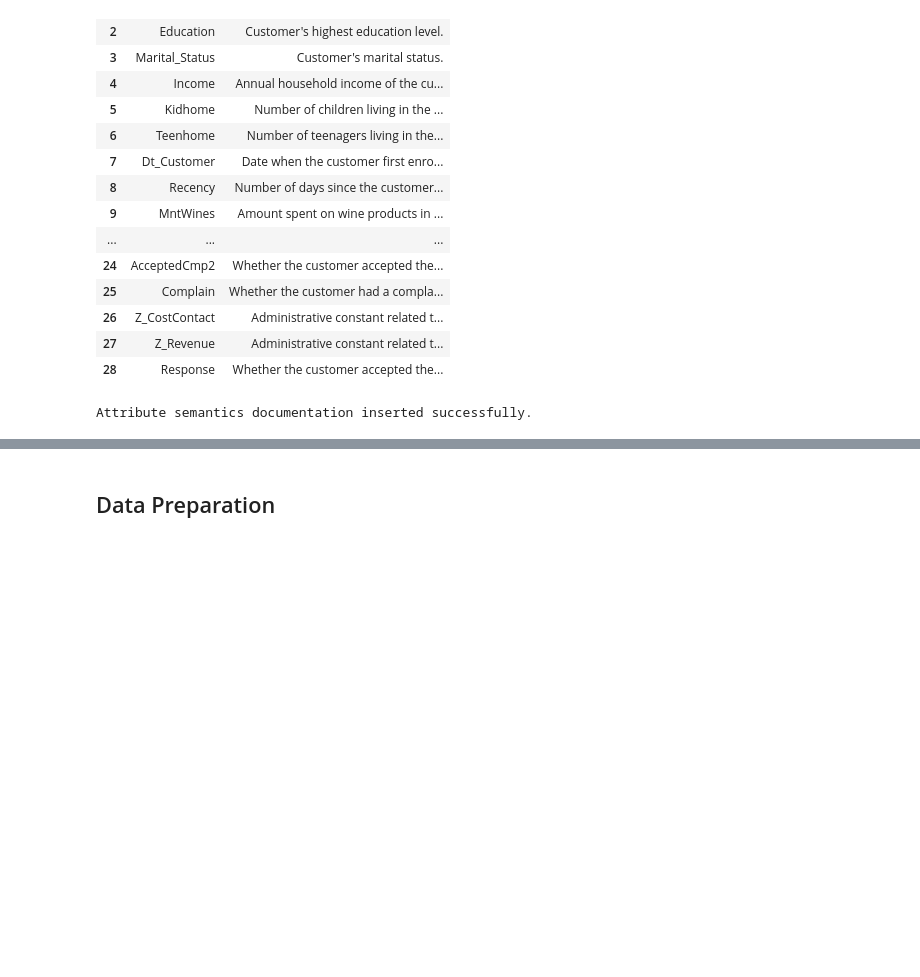
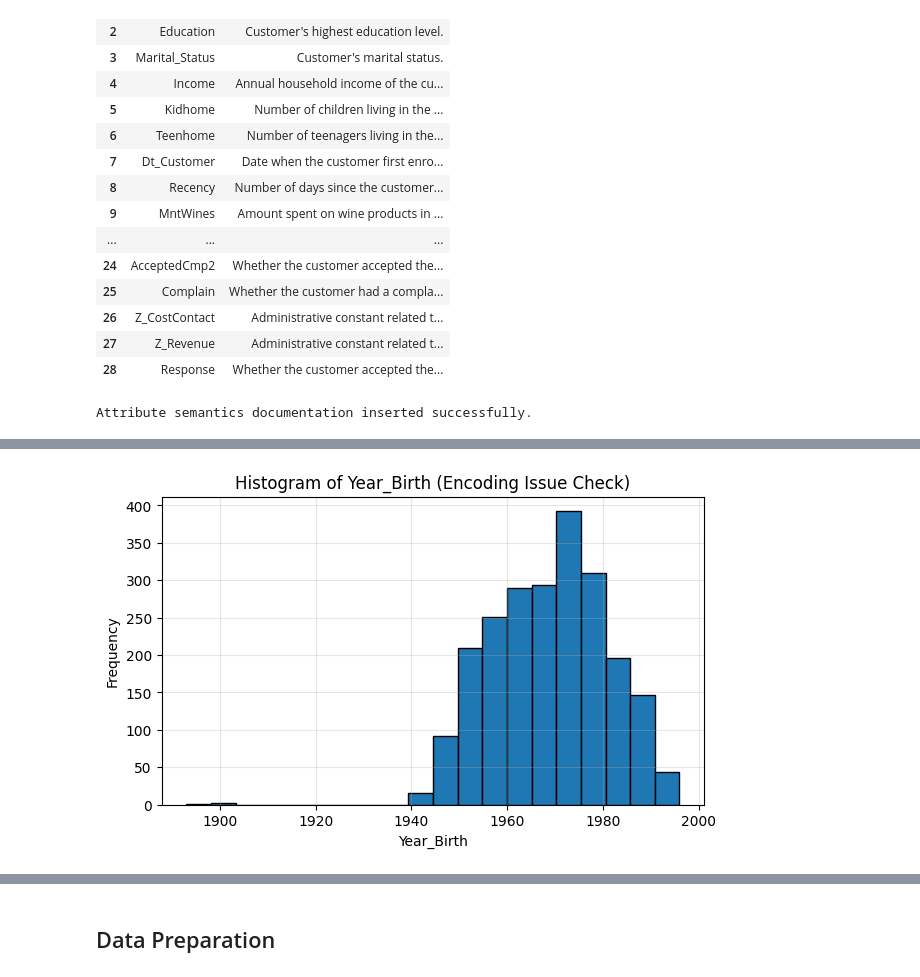
Before and after one commit to dasha-alekseenkova/Business-Intelligence_Lab3, a Jupyter notebook: Cyclists_251201.ipynb, the cells around one changed output, grey strips where cells are left out. Drawn from its saved outputs; the diff is of its cells as text; code cells hidden in the pictures; blank space fills up the shorter version.

```diff
--- a/Cyclists_251201.ipynb
+++ b/Cyclists_251201.ipynb
@@ -830,0 +994,96 @@ NameError: name 'data' is not defined
+# %%
+def plot_histogram_with_warnings(df, col):
+    data = df[col].dropna()
+    plt.figure(figsize=(7,4))
+    plt.hist(data, bins=20, edgecolor='black')
+    plt.title(f"Histogram of {col} (Encoding Issue Check)")
+    plt.xlabel(col)
+    plt.ylabel("Frequency")
+    plt.grid(True, alpha=0.3)
+
+    # --- Encoding issue warnings ---
+    warnings = []
+
+    # Constant column
+    if data.nunique() == 1:
+        warnings.append("Column contains a single constant value.")
+
+    # Check extreme outliers using z-score
+    zscores = (data - data.mean()) / data.std()
+    if (np.abs(zscores) > 4).any():
+        warnings.append("Contains extreme outliers (|z| > 4).")
+
+    # Impossible values based on variable name
+    col_lower = col.lower()
+    if "year" in col_lower and ((data < 1900).any() or (data > 2025).any()):
+        warnings.append("Contains impossible year values.")
+    if "income" in col_lower and (data < 0).any():
+        warnings.append("Income cannot be negative.")
+
+    # Print warnings under the plot
+    if warnings:
+        print(f"\n⚠ Encoding Warnings for {col}:")
+        for w in warnings:
+            print("  - " + w)
+    else:
+        print(f"\n✓ No obvious encoding issues detected for {col}.")
+
+    plt.show()
+
+start_time_hist = now()
+# Run histogram diagnostics for each selected numeric column
+for col in numeric_cols:
+    plot_histogram_with_warnings(ifood_df, col)
+end_time_hist = now()
+
+#############################################
+# Documentation: Histogram Analysis Activity
+#############################################
+
+histogram_code_writer = student_a
+hist_ass_uuid_executor = "7122ad27-2d6b-4924-ba95-26135febfaec"  # Generate once
+hist_ass_uuid_writer = "c6bbd564-7a94-4f98-9994-f835e0afc8ee"  # Generate once
+
+hist_comment = """
+Generated histograms for 16 numeric attributes to check for encoding issues and data quality problems.
+Each histogram includes automated warnings for:
+- Constant columns (single unique value)
+- Extreme outliers (|z-score| > 4)
+- Impossible year values (outside 1900-2025 range)
+- Negative income values
+This visual analysis helps identify potential data encoding errors before modeling.
+"""
+
+histogram_activity = [
+    f':generate_histograms rdf:type prov:Activity .',
+    f':generate_histograms sc:isPartOf :data_understanding_phase .',
+    f':generate_histograms rdfs:label "Generate Histograms with Encoding Warnings" .',
+    f':generate_histograms rdfs:comment """{hist_comment}""" .',
+    f':generate_histograms prov:startedAtTime "{start_time_hist}"^^xsd:dateTime .',
+    f':generate_histograms prov:endedAtTime "{end_time_hist}"^^xsd:dateTime .',
+
+    # Executor association
+    f':generate_histograms prov:qualifiedAssociation :{hist_ass_uuid_executor} .',
+    f':{hist_ass_uuid_executor} prov:agent :{executed_by} .',
+    f':{hist_ass_uuid_executor} rdf:type prov:Association .',
+    f':{hist_ass_uuid_executor} prov:hadRole :{code_executor_role} .',
+
+    # Writer association
+    f':generate_histograms prov:qualifiedAssociation :{hist_ass_uuid_writer} .',
+    f':{hist_ass_uuid_writer} prov:agent :{histogram_code_writer} .',
+    f':{hist_ass_uuid_writer} rdf:type prov:Association .',
+    f':{hist_ass_uuid_writer} prov:hadRole :{code_writer_role} .',
+
+    # Input: raw data
+    f':generate_histograms prov:used :raw_data .',
+
+    # Output: histogram visualizations
+    f':histogram_visualizations rdf:type prov:Entity .',
+    f':histogram_visualizations prov:wasGeneratedBy :generate_histograms .',
+    f':histogram_visualizations rdfs:label "Histogram Visualizations with Encoding Warnings" .',
+    f':histogram_visualizations rdfs:comment "16 histogram plots for numeric attributes with automated encoding issue detection." .',
+]
+engine.insert(histogram_activity, prefixes=prefixes)
+
+print("Histogram analysis documentation inserted successfully.")
+# %% [output]
@@ -830,0 +1093 @@ NameError: name 'data' is not defined
+[figure, added]
```
Also changed, not shown: parts of 18 cells of this notebook.
